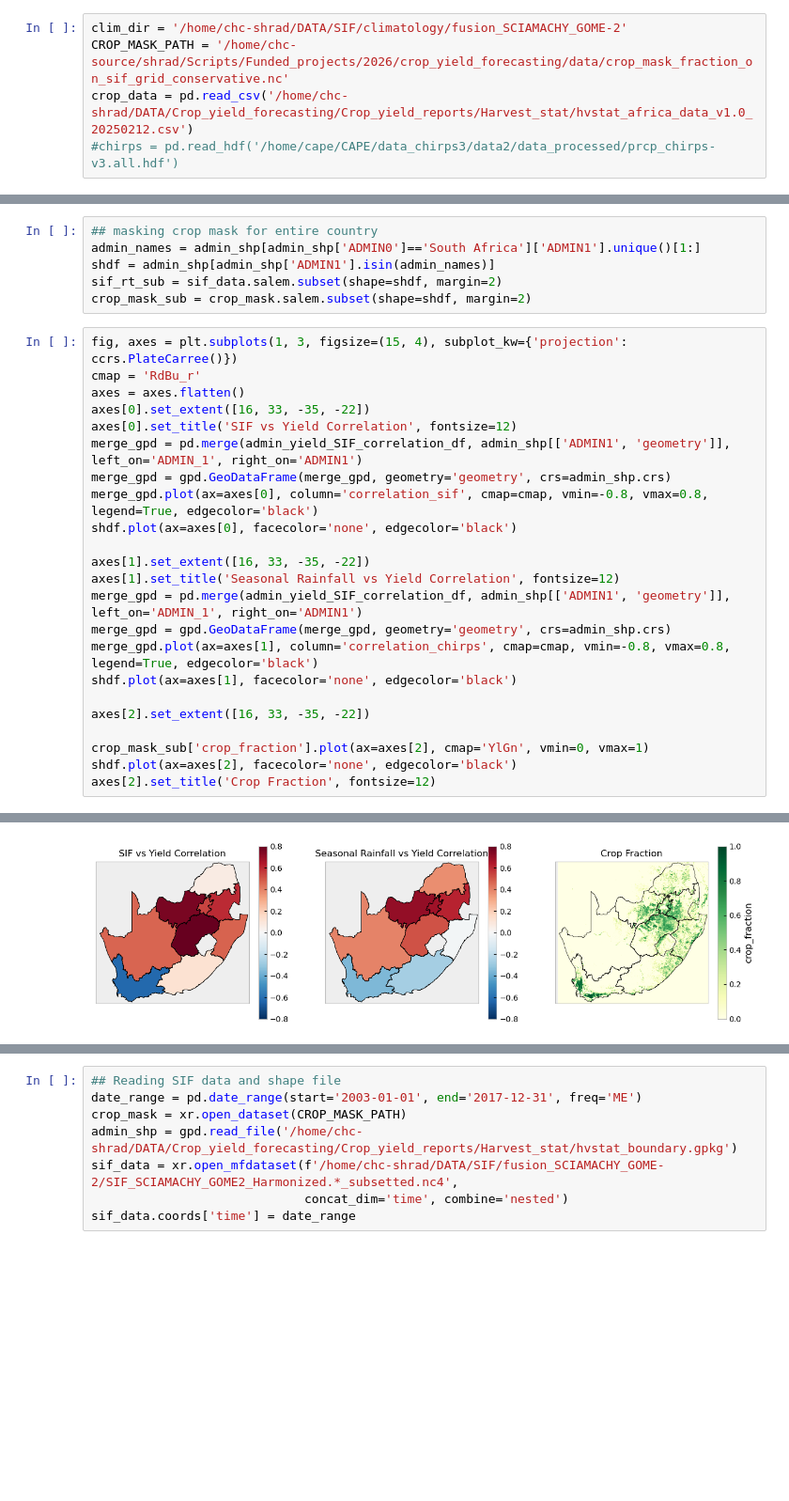
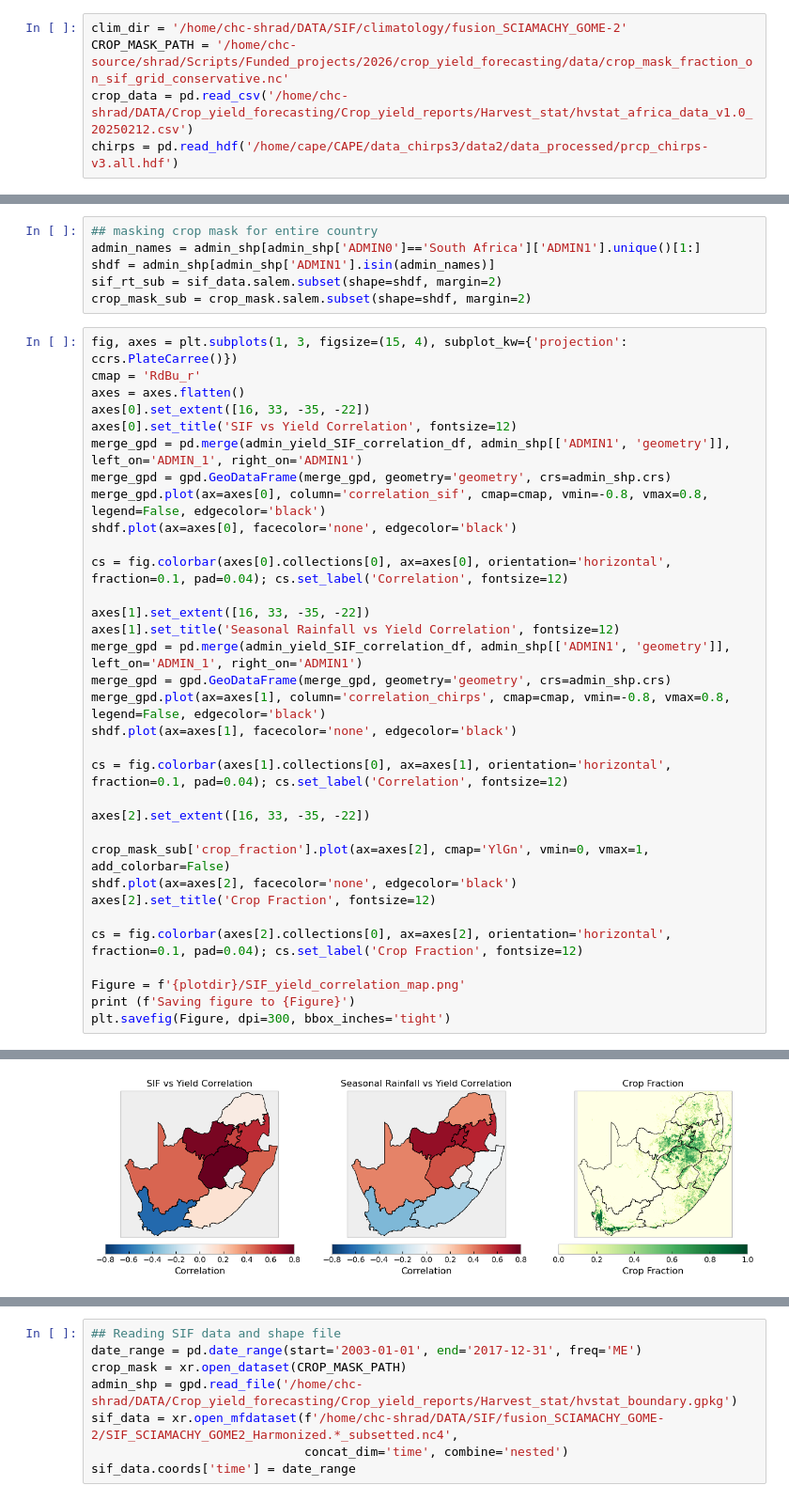
Before and after one commit to Shrad-Shukla1/crop_yield_forecasting, a Jupyter notebook: code/notebook/downscale_yield_with_SIF.ipynb, the cells around one changed output, grey strips where cells are left out. Shown at 94% size. Cells and saved outputs as stored; diff of their text form; blank space fills up the shorter version.

```diff
--- a/code/notebook/downscale_yield_with_SIF.ipynb
+++ b/code/notebook/downscale_yield_with_SIF.ipynb
@@ -14,7 +17,7 @@ import os
 clim_dir = '/home/chc-shrad/DATA/SIF/climatology/fusion_SCIAMACHY_GOME-2'
 CROP_MASK_PATH = '/home/chc-source/shrad/Scripts/Funded_projects/2026/crop_yield_forecasting/data/crop_mask_fraction_on_sif_grid_conservative.nc'
 crop_data = pd.read_csv('/home/chc-shrad/DATA/Crop_yield_forecasting/Crop_yield_reports/Harvest_stat/hvstat_africa_data_v1.0_20250212.csv')
-#chirps = pd.read_hdf('/home/cape/CAPE/data_chirps3/data2/data_processed/prcp_chirps-v3.all.hdf')
+chirps = pd.read_hdf('/home/cape/CAPE/data_chirps3/data2/data_processed/prcp_chirps-v3.all.hdf')
 # %%
 ## Reading SIF data and shape file
 date_range = pd.date_range(start='2003-01-01', end='2017-12-31', freq='ME')
@@ -63,19 +66,29 @@ axes[0].set_extent([16, 33, -35, -22])
 axes[0].set_title('SIF vs Yield Correlation', fontsize=12)
 merge_gpd = pd.merge(admin_yield_SIF_correlation_df, admin_shp[['ADMIN1', 'geometry']], left_on='ADMIN_1', right_on='ADMIN1')
 merge_gpd = gpd.GeoDataFrame(merge_gpd, geometry='geometry', crs=admin_shp.crs)
-merge_gpd.plot(ax=axes[0], column='correlation_sif', cmap=cmap, vmin=-0.8, vmax=0.8, legend=True, edgecolor='black')
+merge_gpd.plot(ax=axes[0], column='correlation_sif', cmap=cmap, vmin=-0.8, vmax=0.8, legend=False, edgecolor='black')
 shdf.plot(ax=axes[0], facecolor='none', edgecolor='black')
+
+cs = fig.colorbar(axes[0].collections[0], ax=axes[0], orientation='horizontal', fraction=0.1, pad=0.04); cs.set_label('Correlation', fontsize=12)
 
 axes[1].set_extent([16, 33, -35, -22])
 axes[1].set_title('Seasonal Rainfall vs Yield Correlation', fontsize=12)
 merge_gpd = pd.merge(admin_yield_SIF_correlation_df, admin_shp[['ADMIN1', 'geometry']], left_on='ADMIN_1', right_on='ADMIN1')
 merge_gpd = gpd.GeoDataFrame(merge_gpd, geometry='geometry', crs=admin_shp.crs)
-merge_gpd.plot(ax=axes[1], column='correlation_chirps', cmap=cmap, vmin=-0.8, vmax=0.8, legend=True, edgecolor='black')
+merge_gpd.plot(ax=axes[1], column='correlation_chirps', cmap=cmap, vmin=-0.8, vmax=0.8, legend=False, edgecolor='black')
 shdf.plot(ax=axes[1], facecolor='none', edgecolor='black')
+
+cs = fig.colorbar(axes[1].collections[0], ax=axes[1], orientation='horizontal', fraction=0.1, pad=0.04); cs.set_label('Correlation', fontsize=12)
 
 axes[2].set_extent([16, 33, -35, -22])
 
-crop_mask_sub['crop_fraction'].plot(ax=axes[2], cmap='YlGn', vmin=0, vmax=1)
+crop_mask_sub['crop_fraction'].plot(ax=axes[2], cmap='YlGn', vmin=0, vmax=1, add_colorbar=False)
 shdf.plot(ax=axes[2], facecolor='none', edgecolor='black')
 axes[2].set_title('Crop Fraction', fontsize=12)
+
+cs = fig.colorbar(axes[2].collections[0], ax=axes[2], orientation='horizontal', fraction=0.1, pad=0.04); cs.set_label('Crop Fraction', fontsize=12)
+
+Figure = f'{plotdir}/SIF_yield_correlation_map.png'
+print (f'Saving figure to {Figure}')
+plt.savefig(Figure, dpi=300, bbox_inches='tight')
 # %% [output]
@@ -83,4 +96,4 @@ Text(0.5, 1.0, 'Crop Fraction')
-[figure, old version]
+[figure, new version]
 # %%
 admin_name = 'Free State'
 shdf = admin_shp[admin_shp['ADMIN1']==admin_name]
```
Also changed, not shown: parts of 21 cells of this notebook, 15 other files.
